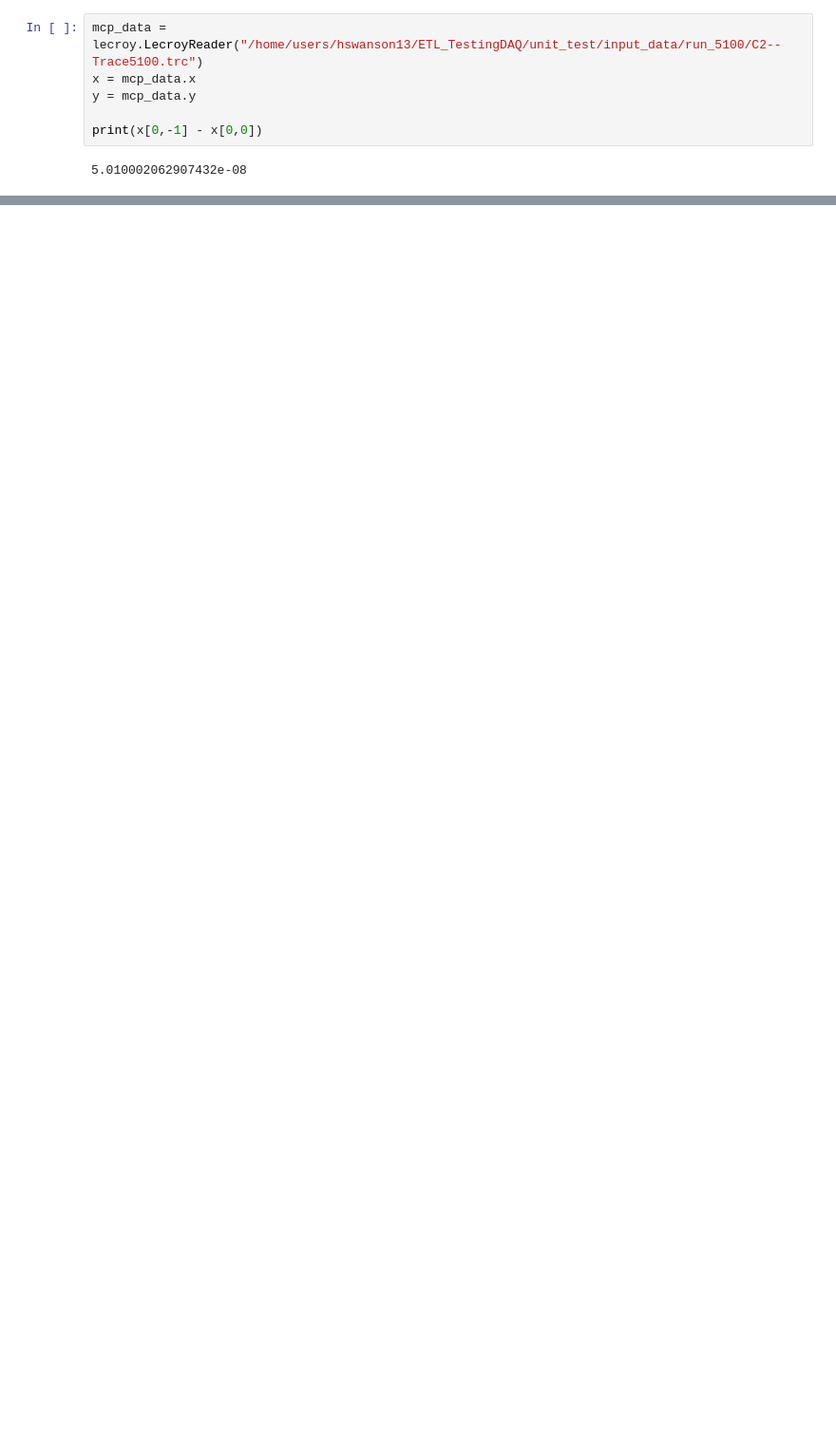
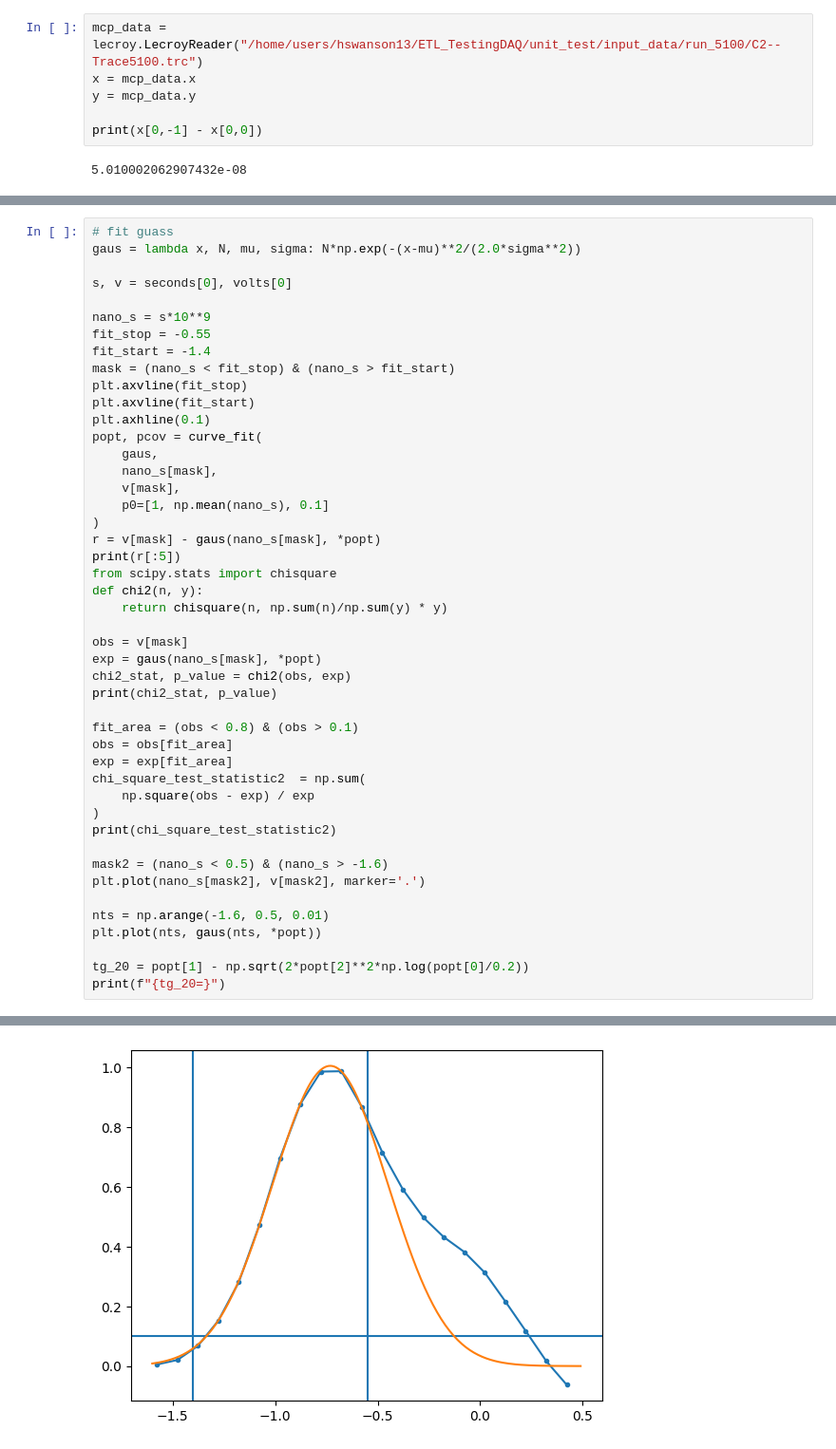
Before and after one commit to leonardolanteri/ETL_TestingDAQ, a Jupyter notebook: notebooks/mcp_manual_fitter.ipynb, the cells around one changed output, grey strips where cells are left out. Shown at 95% size. Cells and saved outputs as stored; diff of their text form; blank space fills up the shorter version.

```diff
--- a/notebooks/mcp_manual_fitter.ipynb
+++ b/notebooks/mcp_manual_fitter.ipynb
@@ -206,0 +215,47 @@ seconds, volts = mcp.MCPSignalScaler.normalize(x,y)
+# %%
+# fit guass
+gaus = lambda x, N, mu, sigma: N*np.exp(-(x-mu)**2/(2.0*sigma**2))
+
+s, v = seconds[0], volts[0]
+
+nano_s = s*10**9
+fit_stop = -0.55
+fit_start = -1.4
+mask = (nano_s < fit_stop) & (nano_s > fit_start)
+plt.axvline(fit_stop)
+plt.axvline(fit_start)
+plt.axhline(0.1)
+popt, pcov = curve_fit(
+    gaus,
+    nano_s[mask],
+    v[mask],
+    p0=[1, np.mean(nano_s), 0.1]
+)
+r = v[mask] - gaus(nano_s[mask], *popt)
+print(r[:5])
+from scipy.stats import chisquare
+def chi2(n, y):
+    return chisquare(n, np.sum(n)/np.sum(y) * y)
+
+obs = v[mask]
+exp = gaus(nano_s[mask], *popt)
+chi2_stat, p_value = chi2(obs, exp)
+print(chi2_stat, p_value)
+
+fit_area = (obs < 0.8) & (obs > 0.1)
+obs = obs[fit_area]
+exp = exp[fit_area]
+chi_square_test_statistic2  = np.sum(
+    np.square(obs - exp) / exp
+)
+print(chi_square_test_statistic2)
+
+mask2 = (nano_s < 0.5) & (nano_s > -1.6)
+plt.plot(nano_s[mask2], v[mask2], marker='.')
+
+nts = np.arange(-1.6, 0.5, 0.01)
+plt.plot(nts, gaus(nts, *popt))
+
+tg_20 = popt[1] - np.sqrt(2*popt[2]**2*np.log(popt[0]/0.2))
+print(f"{tg_20=}")
+# %% [output]
@@ -206,0 +266 @@ seconds, volts = mcp.MCPSignalScaler.normalize(x,y)
+[figure, added]
```
Also changed, not shown: parts of 5 cells of this notebook.
